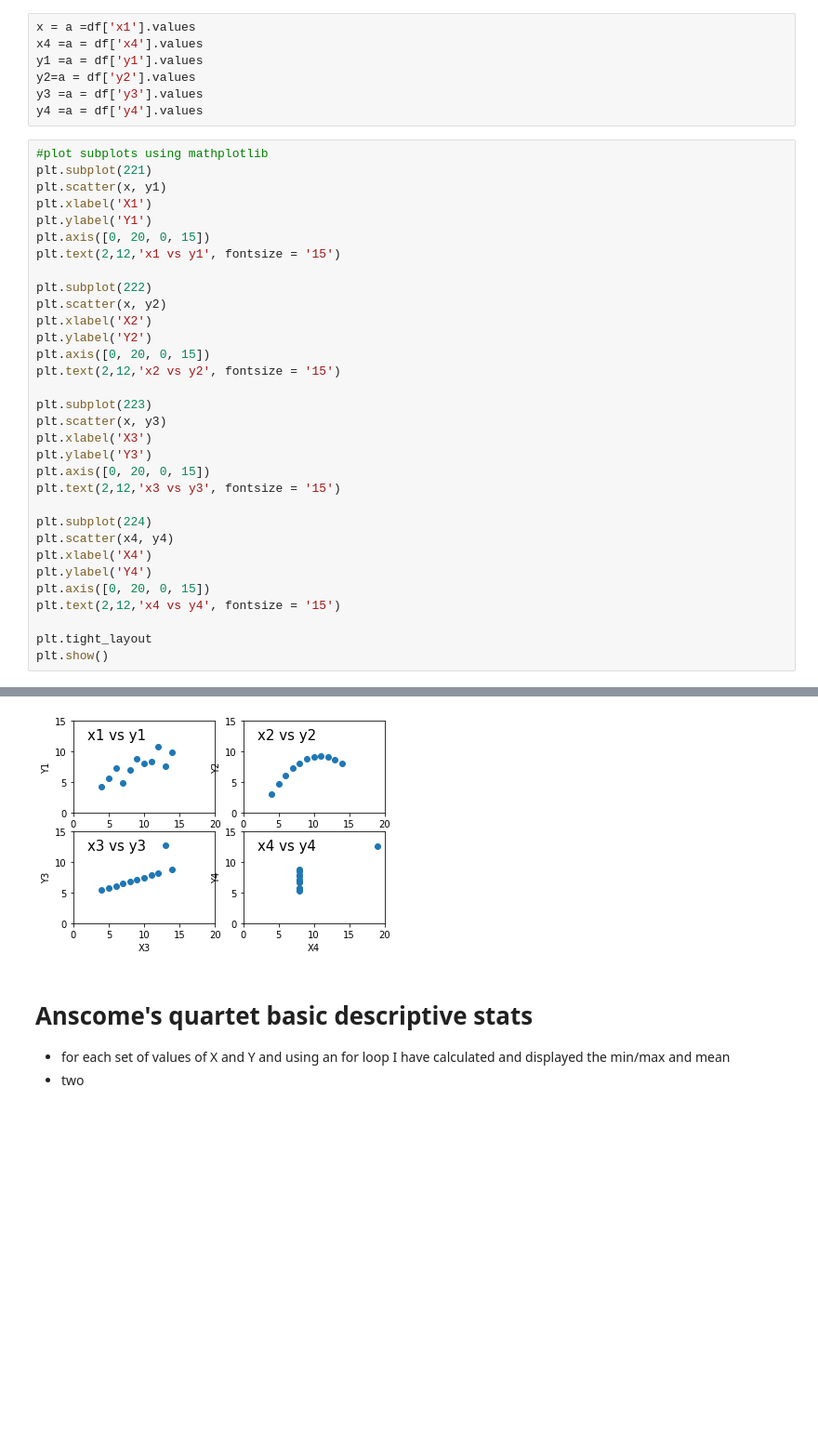
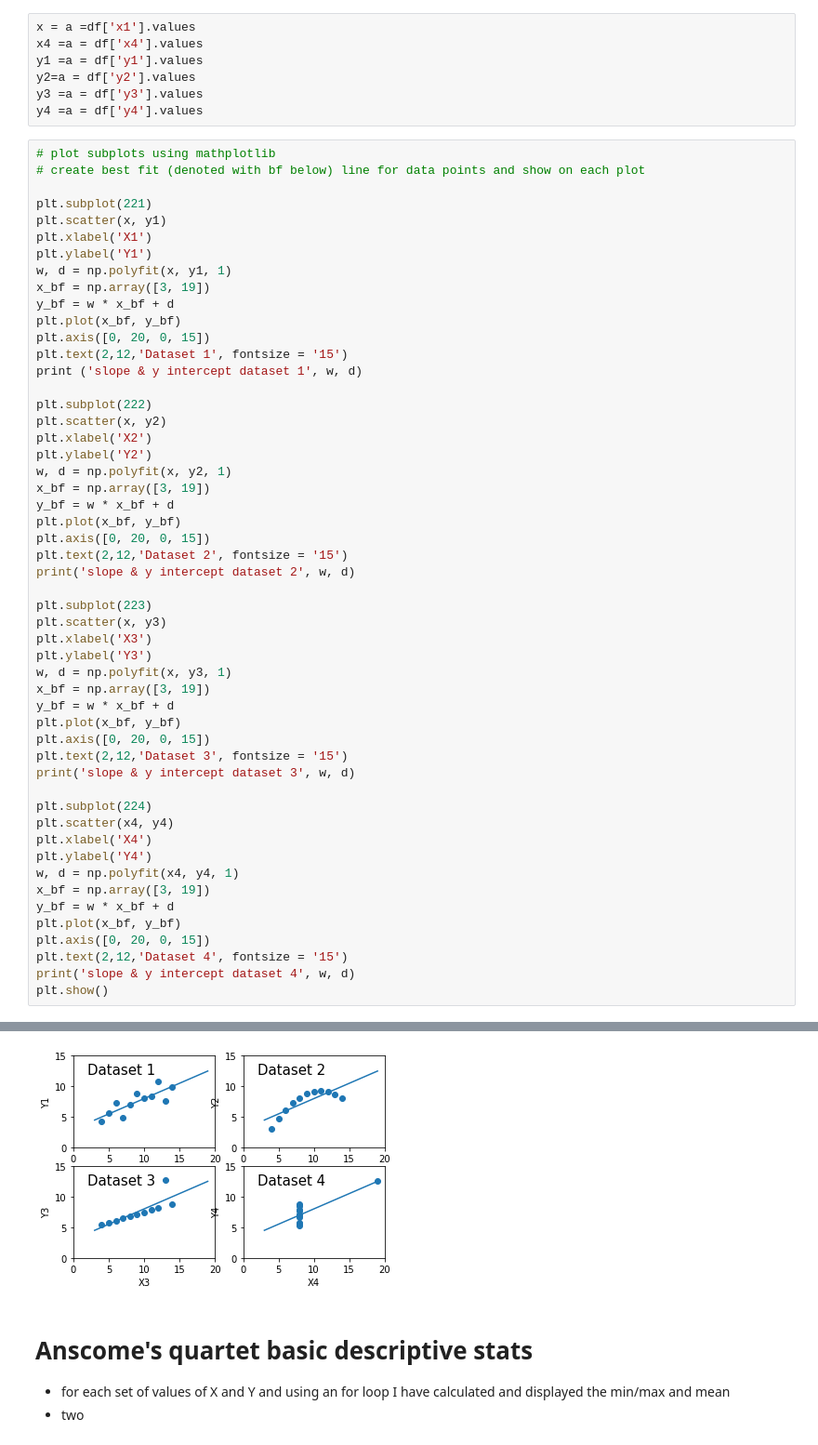
Before and after one commit to Hudsonsue/Anscombes_q, a Jupyter notebook: Anscombes_quartet.ipynb, the cells around one changed output, grey strips where cells are left out. Shown at 93% size. Drawn from its saved outputs; the diff is of its cells as text; blank space fills up the shorter version.

Commit message:
addition of regression lines to mathplotlib plots

```diff
--- a/Anscombes_quartet.ipynb
+++ b/Anscombes_quartet.ipynb
@@ -139,35 +147,55 @@ y2=a = df['y2'].values
 y3 =a = df['y3'].values
 y4 =a = df['y4'].values
 # %%
-#plot subplots using mathplotlib
+# plot subplots using mathplotlib
+# create best fit (denoted with bf below) line for data points and show on each plot
+
 plt.subplot(221)
 plt.scatter(x, y1)
 plt.xlabel('X1')
 plt.ylabel('Y1')
+w, d = np.polyfit(x, y1, 1)
+x_bf = np.array([3, 19])
+y_bf = w * x_bf + d
+plt.plot(x_bf, y_bf)
 plt.axis([0, 20, 0, 15])
-plt.text(2,12,'x1 vs y1', fontsize = '15')
+plt.text(2,12,'Dataset 1', fontsize = '15')
+print ('slope & y intercept dataset 1', w, d)
 
 plt.subplot(222)
 plt.scatter(x, y2)
 plt.xlabel('X2')
 plt.ylabel('Y2')
+w, d = np.polyfit(x, y2, 1)
+x_bf = np.array([3, 19])
+y_bf = w * x_bf + d
+plt.plot(x_bf, y_bf)
 plt.axis([0, 20, 0, 15])
-plt.text(2,12,'x2 vs y2', fontsize = '15')
+plt.text(2,12,'Dataset 2', fontsize = '15')
+print('slope & y intercept dataset 2', w, d)
 
 plt.subplot(223)
 plt.scatter(x, y3)
 plt.xlabel('X3')
 plt.ylabel('Y3')
+w, d = np.polyfit(x, y3, 1)
+x_bf = np.array([3, 19])
+y_bf = w * x_bf + d
+plt.plot(x_bf, y_bf)
 plt.axis([0, 20, 0, 15])
-plt.text(2,12,'x3 vs y3', fontsize = '15')
+plt.text(2,12,'Dataset 3', fontsize = '15')
+print('slope & y intercept dataset 3', w, d)
 
 plt.subplot(224)
 plt.scatter(x4, y4)
 plt.xlabel('X4')
 plt.ylabel('Y4')
+w, d = np.polyfit(x4, y4, 1)
+x_bf = np.array([3, 19])
+y_bf = w * x_bf + d
+plt.plot(x_bf, y_bf)
 plt.axis([0, 20, 0, 15])
-plt.text(2,12,'x4 vs y4', fontsize = '15')
-
-plt.tight_layout
+plt.text(2,12,'Dataset 4', fontsize = '15')
+print('slope & y intercept dataset 4', w, d)
 plt.show()
 # %% [output]
@@ -174,4 +206,4 @@ plt.show()
-[figure, old version]
+[figure, new version]
 # %% [markdown]
 # Anscome's quartet basic descriptive stats
 - for each set of values of X and Y and using an for loop I have calculated and displayed the min/max and mean
```
Also changed, not shown: parts of 7 cells of this notebook.
